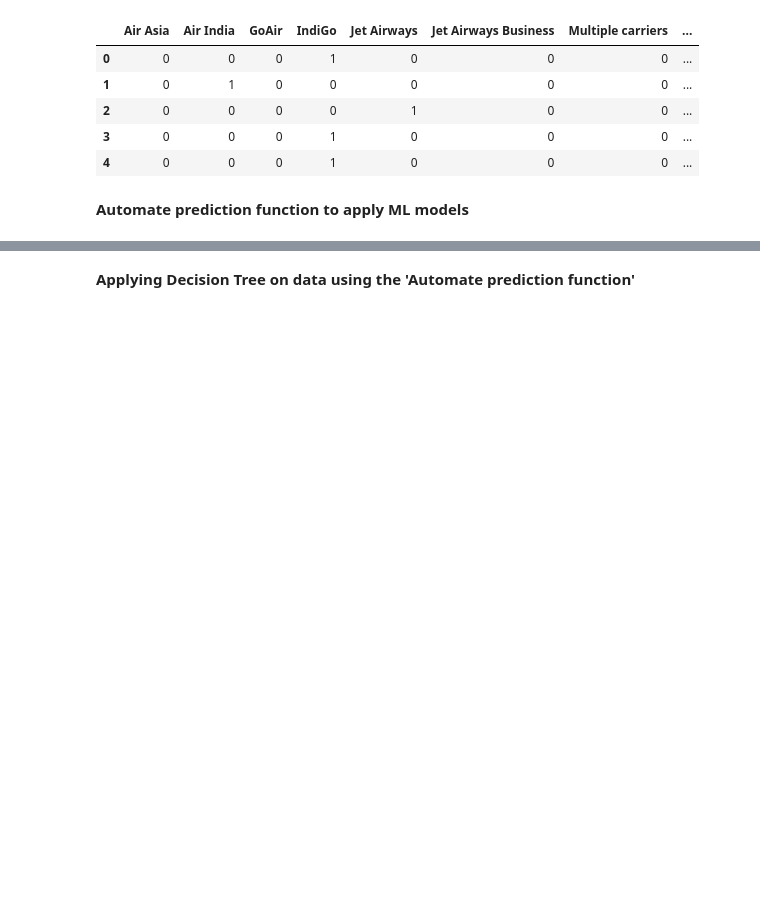
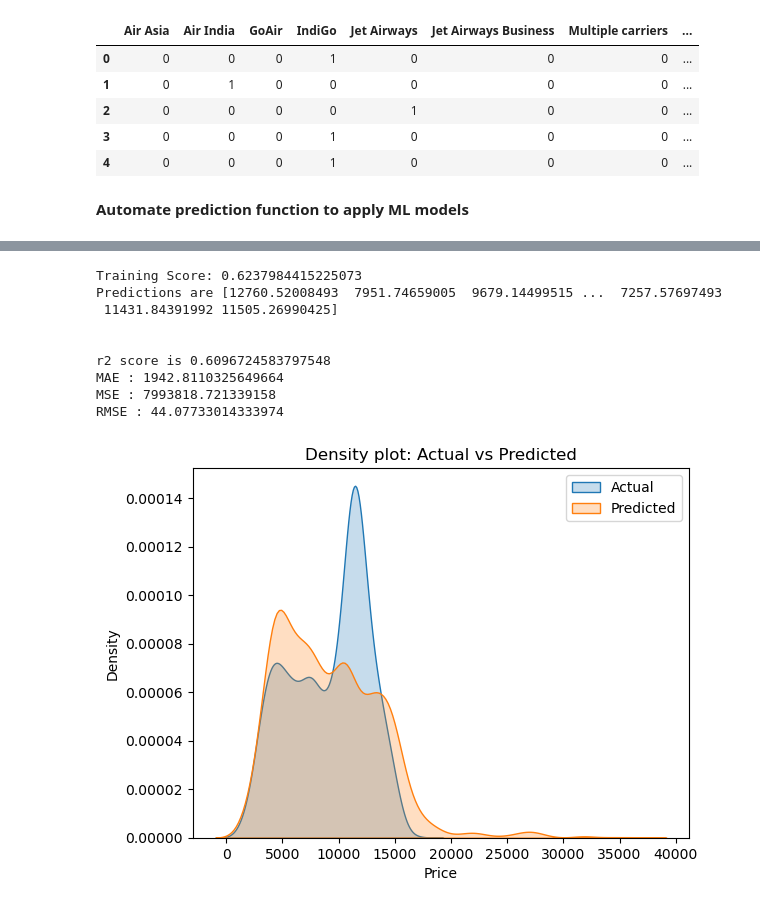
Before and after one commit to ADIBASHARIF23/Predict-Fare-of-Airlines-Tickets-, a Jupyter notebook: Code File.ipynb, the cells around one changed output, grey strips where cells are left out. Cells and saved outputs as stored; diff of their text form; code cells hidden in the pictures; blank space fills up the shorter version.

```diff
--- a/Code File.ipynb
+++ b/Code File.ipynb
@@ -763,8 +763,8 @@ from sklearn.model_selection import train_test_split
 X_train, X_test, Y_train, Y_test = train_test_split( X, Y, test_size=0.2, random_state=42)
 # %%
 from sklearn import metrics
-
-def predict(m1_model):
+import pickle
+def predict(m1_model,dump):
     model = m1_model.fit(X_train,Y_train)
     print('Training Score: {}'.format(model.score(X_train,Y_train)))
     prediction= model.predict(X_test)
@@ -788,4 +788,8 @@ def predict(m1_model):
     plt.legend()
 
     plt.show()
+
+    if dump==1:
+        file = open('F:\Torrent Files\Project 1-- Predict Fare of Airlines Tickets using Machine Learning\git repo\Predict-Fare-of-Airlines-Tickets-/model.pkl','wb')
+        pickle.dump(model,file)
 # %% [markdown]
@@ -806,3 +809,15 @@ RMSE : 34.077243631583805
 [figure]
-# %% [markdown]
-**Applying Decision Tree on data using the 'Automate prediction function'**
+# %%
+from sklearn.linear_model import LinearRegression
+predict(LinearRegression(),0)
+# %% [output]
+Training Score: 0.6237984415225073
+Predictions are [12760.52008493  7951.74659005  9679.14499515 ...  7257.57697493
+ 11431.84391992 11505.26990425]
+
+
+r2 score is 0.6096724583797548
+MAE : 1942.8110325649664
+MSE : 7993818.721339158
+RMSE : 44.07733014333974
+[figure, added]
```
Also changed, not shown: parts of 23 cells of this notebook, 2 other files.
